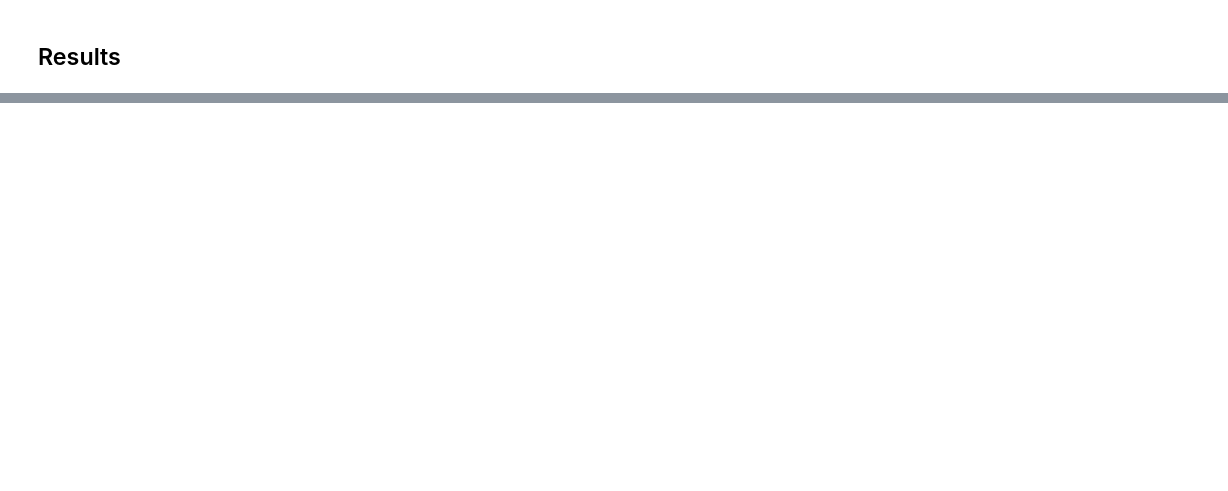
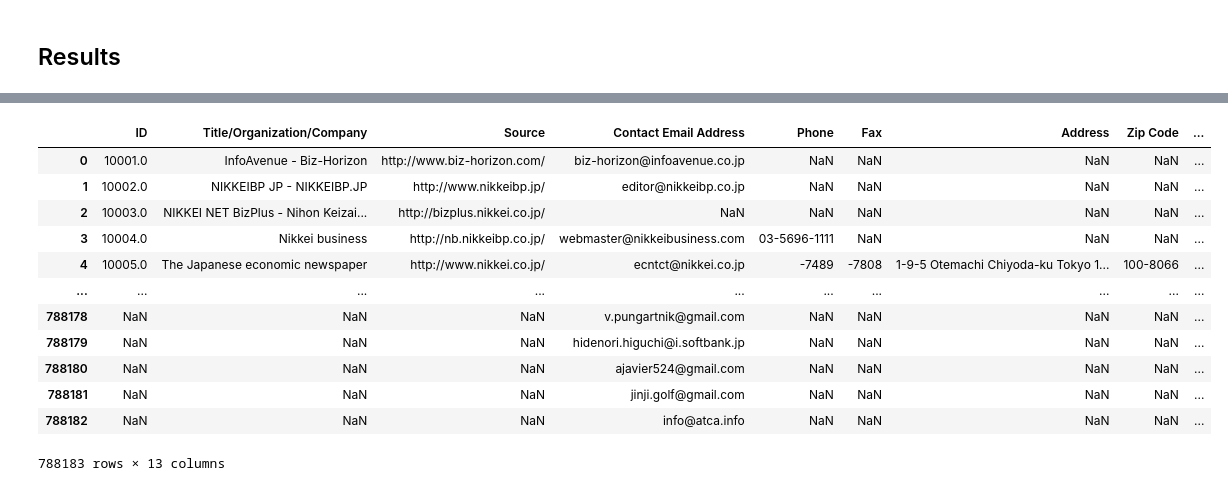
Before and after one commit to abdullah-al-masud/rl-optimize, a Jupyter notebook: main_TSP.ipynb, the cells around one changed output, grey strips where cells are left out. Saved outputs shown, nothing was run; the diff lists cells and outputs as text; code cells hidden in the pictures; blank space fills up the shorter version.

```diff
--- a/main_TSP.ipynb
+++ b/main_TSP.ipynb
@@ -65,0 +421,17 @@ print(solutions['PN_model']['solution'][i])
+# %%
+file = pd.read_csv('C:/Users/abdul/Downloads/Japan-1 2 3 and opened.csv')
+file
+# %% [output]
+|  | ID | Title/Organization/Company | Source | Contact Email Address | Phone | Fax | Address | Zip Code | ... |
+| 0 | 10001.0 | InfoAvenue - Biz-Horizon | http://www.biz-horizon.com/ | biz-horizon@infoavenue.co.jp | NaN | NaN | NaN | NaN | ... |
+| 1 | 10002.0 | NIKKEIBP JP - NIKKEIBP.JP | http://www.nikkeibp.jp/ | editor@nikkeibp.co.jp | NaN | NaN | NaN | NaN | ... |
+| 2 | 10003.0 | NIKKEI NET BizPlus - Nihon Keizai... | http://bizplus.nikkei.co.jp/ | NaN | NaN | NaN | NaN | NaN | ... |
+| 3 | 10004.0 | Nikkei business | http://nb.nikkeibp.co.jp/ | webmaster@nikkeibusiness.com | 03-5696-1111 | NaN | NaN | NaN | ... |
+| 4 | 10005.0 | The Japanese economic newspaper | http://www.nikkei.co.jp/ | ecntct@nikkei.co.jp | -7489 | -7808 | 1-9-5 Otemachi Chiyoda-ku Tokyo 1... | 100-8066 | ... |
+| ... | ... | ... | ... | ... | ... | ... | ... | ... | ... |
+| 788178 | NaN | NaN | NaN | v.pungartnik@gmail.com | NaN | NaN | NaN | NaN | ... |
+| 788179 | NaN | NaN | NaN | hidenori.higuchi@i.softbank.jp | NaN | NaN | NaN | NaN | ... |
+| 788180 | NaN | NaN | NaN | ajavier524@gmail.com | NaN | NaN | NaN | NaN | ... |
+| 788181 | NaN | NaN | NaN | jinji.golf@gmail.com | NaN | NaN | NaN | NaN | ... |
+| 788182 | NaN | NaN | NaN | info@atca.info | NaN | NaN | NaN | NaN | ... |
+788183 rows × 13 columns
```
Also changed, not shown: parts of 43 cells of this notebook, 21 other files.
